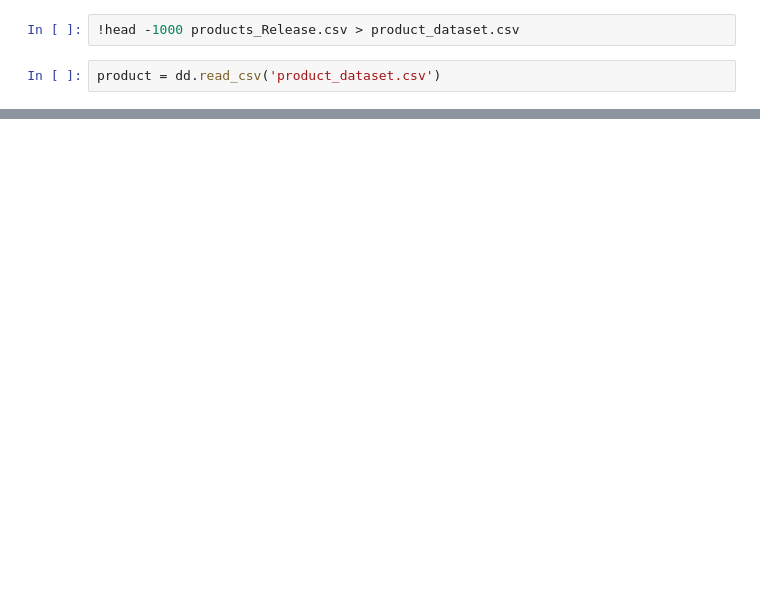
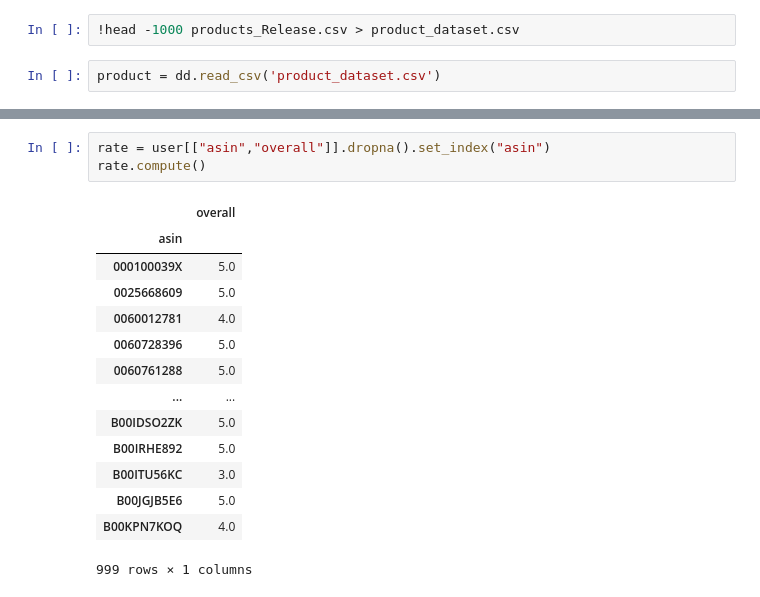
Before and after one commit to junzhh/dsc102-pa1, a Jupyter notebook: Testing1.ipynb, the cells around one changed output, grey strips where cells are left out. Saved outputs shown, nothing was run; the diff lists cells and outputs as text; blank space fills up the shorter version.

```diff
--- a/Testing1.ipynb
+++ b/Testing1.ipynb
@@ -38,0 +119,18 @@ product.head()
+# %%
+rate = user[["asin","overall"]].dropna().set_index("asin")
+rate.compute()
+# %% [output]
+|  | overall |
+| asin |  |
+| 000100039X | 5.0 |
+| 0025668609 | 5.0 |
+| 0060012781 | 4.0 |
+| 0060728396 | 5.0 |
+| 0060761288 | 5.0 |
+| ... | ... |
+| B00IDSO2ZK | 5.0 |
+| B00IRHE892 | 5.0 |
+| B00ITU56KC | 3.0 |
+| B00JGJB5E6 | 5.0 |
+| B00KPN7KOQ | 4.0 |
+999 rows × 1 columns
```
Also changed, not shown: parts of 19 cells of this notebook.
